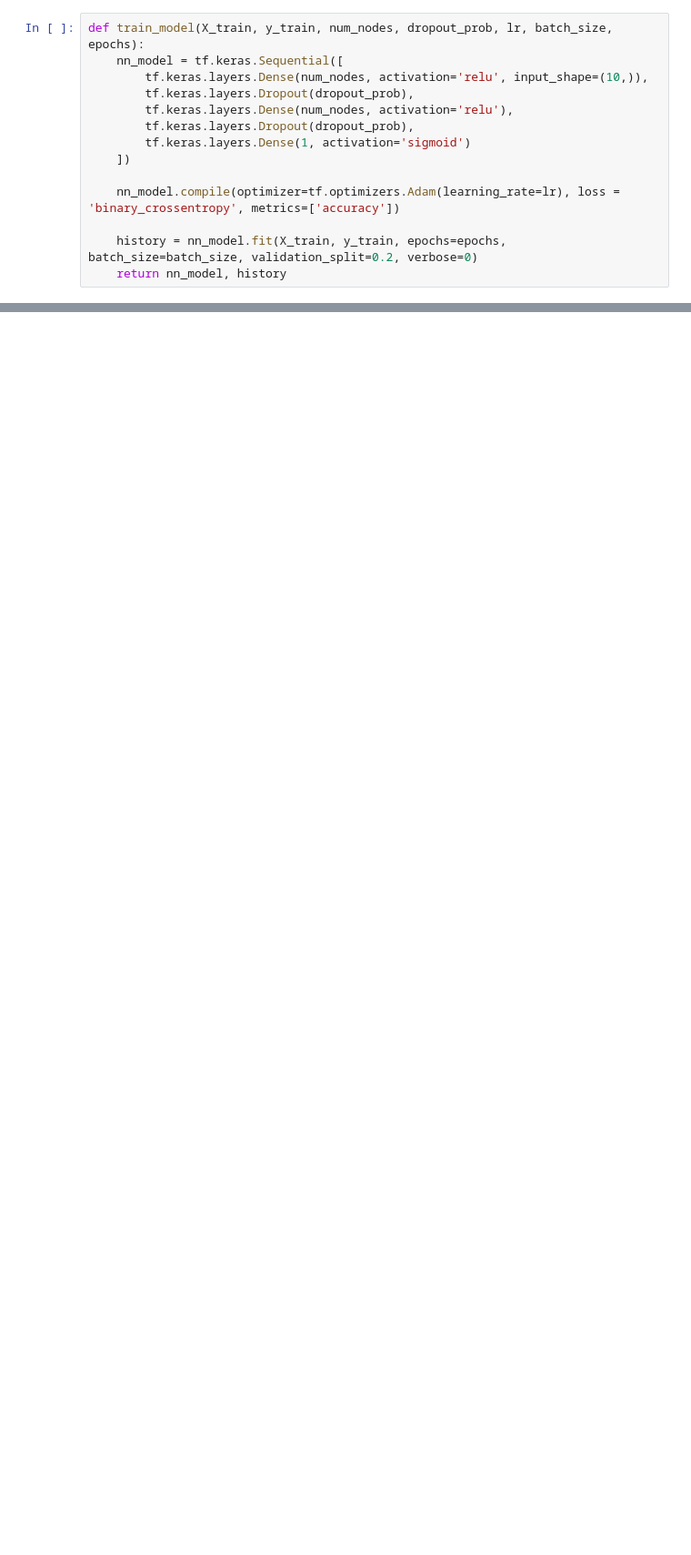
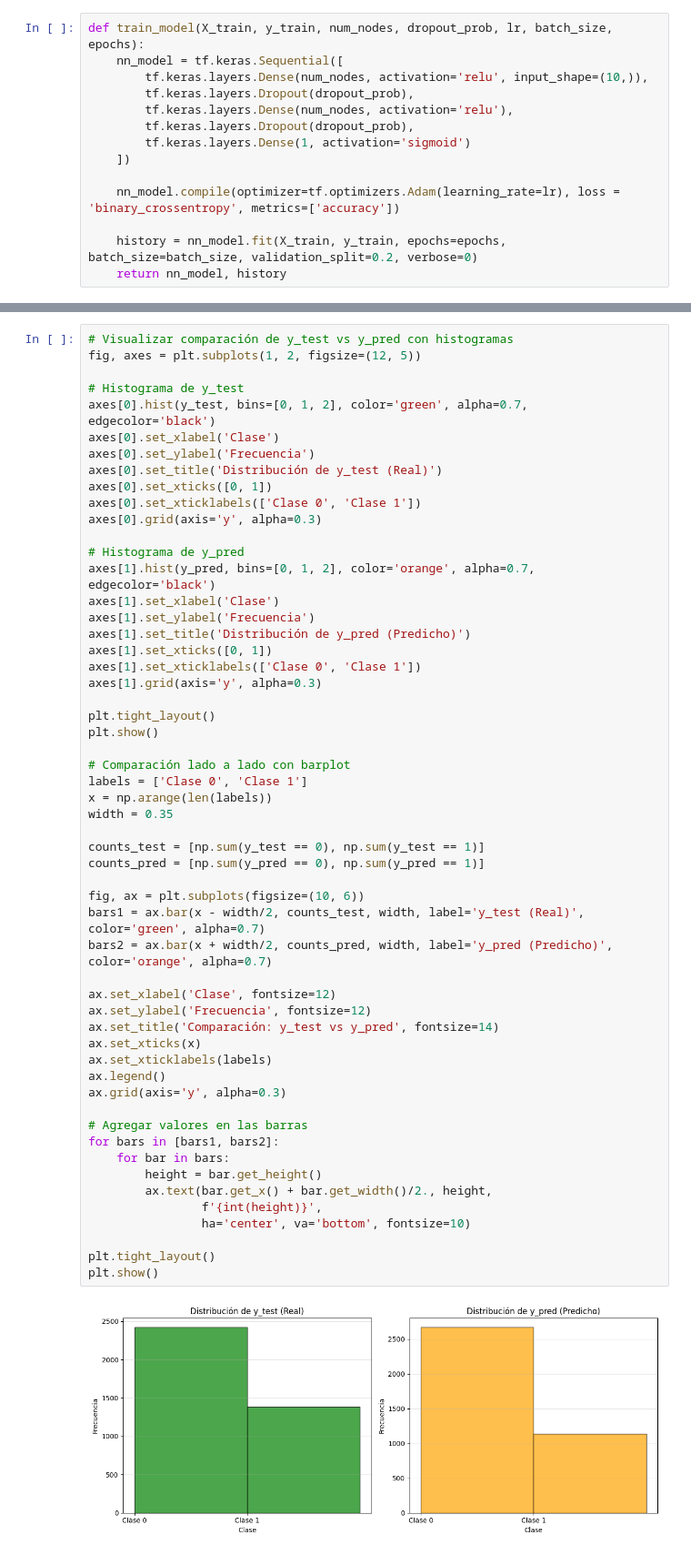
Before and after one commit to JCarlosM10/Introduction-to-Machine-Learning, a Jupyter notebook: ML.ipynb, the cells around one changed output, grey strips where cells are left out. Shown at 91% size. Cells and saved outputs as stored; diff of their text form; blank space fills up the shorter version.

```diff
--- a/ML.ipynb
+++ b/ML.ipynb
@@ -255,0 +256,57 @@ weighted avg       0.87      0.87      0.86      3804
+# %%
+# Visualizar comparación de y_test vs y_pred con histogramas
+fig, axes = plt.subplots(1, 2, figsize=(12, 5))
+
+# Histograma de y_test
+axes[0].hist(y_test, bins=[0, 1, 2], color='green', alpha=0.7, edgecolor='black')
+axes[0].set_xlabel('Clase')
+axes[0].set_ylabel('Frecuencia')
+axes[0].set_title('Distribución de y_test (Real)')
+axes[0].set_xticks([0, 1])
+axes[0].set_xticklabels(['Clase 0', 'Clase 1'])
+axes[0].grid(axis='y', alpha=0.3)
+
+# Histograma de y_pred
+axes[1].hist(y_pred, bins=[0, 1, 2], color='orange', alpha=0.7, edgecolor='black')
+axes[1].set_xlabel('Clase')
+axes[1].set_ylabel('Frecuencia')
+axes[1].set_title('Distribución de y_pred (Predicho)')
+axes[1].set_xticks([0, 1])
+axes[1].set_xticklabels(['Clase 0', 'Clase 1'])
+axes[1].grid(axis='y', alpha=0.3)
+
+plt.tight_layout()
+plt.show()
+
+# Comparación lado a lado con barplot
+labels = ['Clase 0', 'Clase 1']
+x = np.arange(len(labels))
+width = 0.35
+
+counts_test = [np.sum(y_test == 0), np.sum(y_test == 1)]
+counts_pred = [np.sum(y_pred == 0), np.sum(y_pred == 1)]
+
+fig, ax = plt.subplots(figsize=(10, 6))
+bars1 = ax.bar(x - width/2, counts_test, width, label='y_test (Real)', color='green', alpha=0.7)
+bars2 = ax.bar(x + width/2, counts_pred, width, label='y_pred (Predicho)', color='orange', alpha=0.7)
+
+ax.set_xlabel('Clase', fontsize=12)
+ax.set_ylabel('Frecuencia', fontsize=12)
+ax.set_title('Comparación: y_test vs y_pred', fontsize=14)
+ax.set_xticks(x)
+ax.set_xticklabels(labels)
+ax.legend()
+ax.grid(axis='y', alpha=0.3)
+
+# Agregar valores en las barras
+for bars in [bars1, bars2]:
+    for bar in bars:
+        height = bar.get_height()
+        ax.text(bar.get_x() + bar.get_width()/2., height,
+                f'{int(height)}',
+                ha='center', va='bottom', fontsize=10)
+
+plt.tight_layout()
+plt.show()
+# %% [output]
+[figure, added]
```
Also changed, not shown: parts of 11 cells of this notebook, 3 other files.
